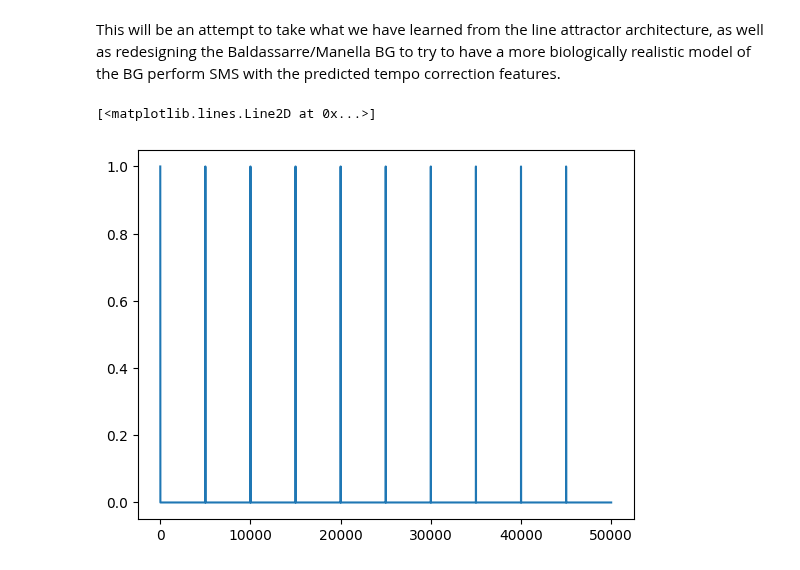
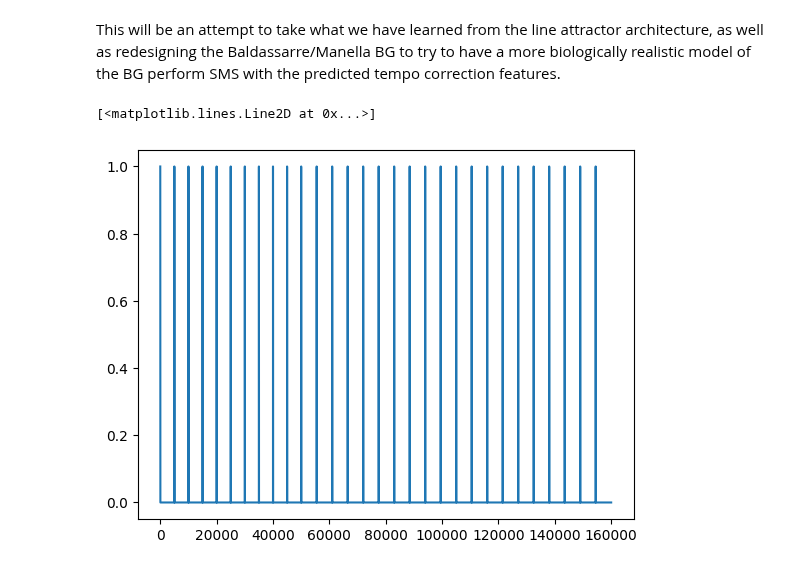
Before and after one commit to joncannon/Thesis, a Jupyter notebook: bg_sms_pulse/second_draft_pulse.ipynb, the cells around one changed output. Saved outputs shown, nothing was run; the diff lists cells and outputs as text; code cells hidden in the pictures.

```diff
--- a/bg_sms_pulse/second_draft_pulse.ipynb
+++ b/bg_sms_pulse/second_draft_pulse.ipynb
@@ -8,42 +8,50 @@ import scipy.stats as stats
 #stable input of 500 ms period metronome
 stable_input = np.zeros(5000 * 10)
 
 for i in range(0,10):
     stable_input[i*5000] = 1
 
 short_stable = np.zeros(5000 * 5)
 for i in range(0,5):
     short_stable[i*5000] = 1
 
-short_stable2 = np.zeros(5000 * 5)
-for i in range(0,5):
+short_stable2 = np.zeros(5000 * 8)
+for i in range(0,8):
     short_stable2[i*5100] = 1
 
 thaut_test = np.concatenate((short_stable,short_stable2))
 
 
 #lets just add twenty 510 ms stimuli onto the end of stable_input
-thaut_fig4a = np.zeros(510 * 20)
+thaut_fig4a = np.zeros(5100 * 20)
 
 for i in range(0,20):
-    thaut_fig4a[i*510] = 1
+    thaut_fig4a[i*5100] = 1
 
 thaut_fig4a = np.concatenate((stable_input,thaut_fig4a))
 
 #same thing for 550ms stimuli
-thaut_fig2a = np.zeros(550*20)
+thaut_fig2a = np.zeros(5500*20)
 
 for i in range(0,20):
-    thaut_fig2a[i*550] = 1
+    thaut_fig2a[i*5500] = 1
 
 thaut_fig2a = np.concatenate((stable_input,thaut_fig2a))
 
+#same thing for 550ms stimuli
+thaut_fig3a = np.zeros(5200*20)
 
-plt.plot(stable_input)
-#plt.plot(thaut_fig2a)
+for i in range(0,20):
+    thaut_fig3a[i*5200] = 1
+
+thaut_fig3a = np.concatenate((stable_input,thaut_fig3a))
+
+
+#plt.plot(thaut_test)
+plt.plot(thaut_fig2a)
 # %% [output]
 [<matplotlib.lines.Line2D at 0x...>]
-[figure, old version]
+[figure, new version]
 # %%
 class b_ganglia:
     def __init__(self,n_loops,time_steps,exc_spread1):
```
Also changed, not shown: parts of 4 cells of this notebook.
